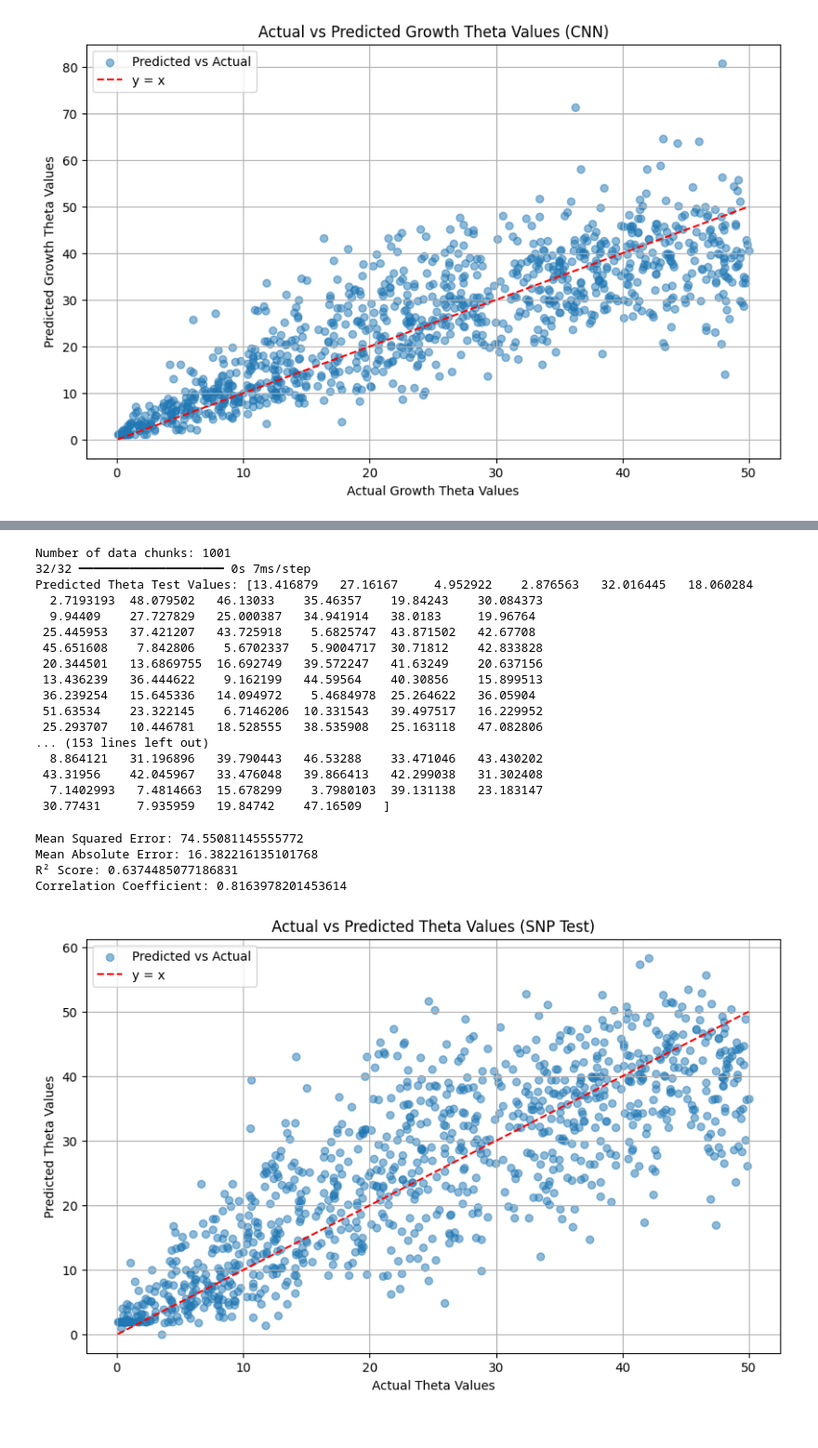
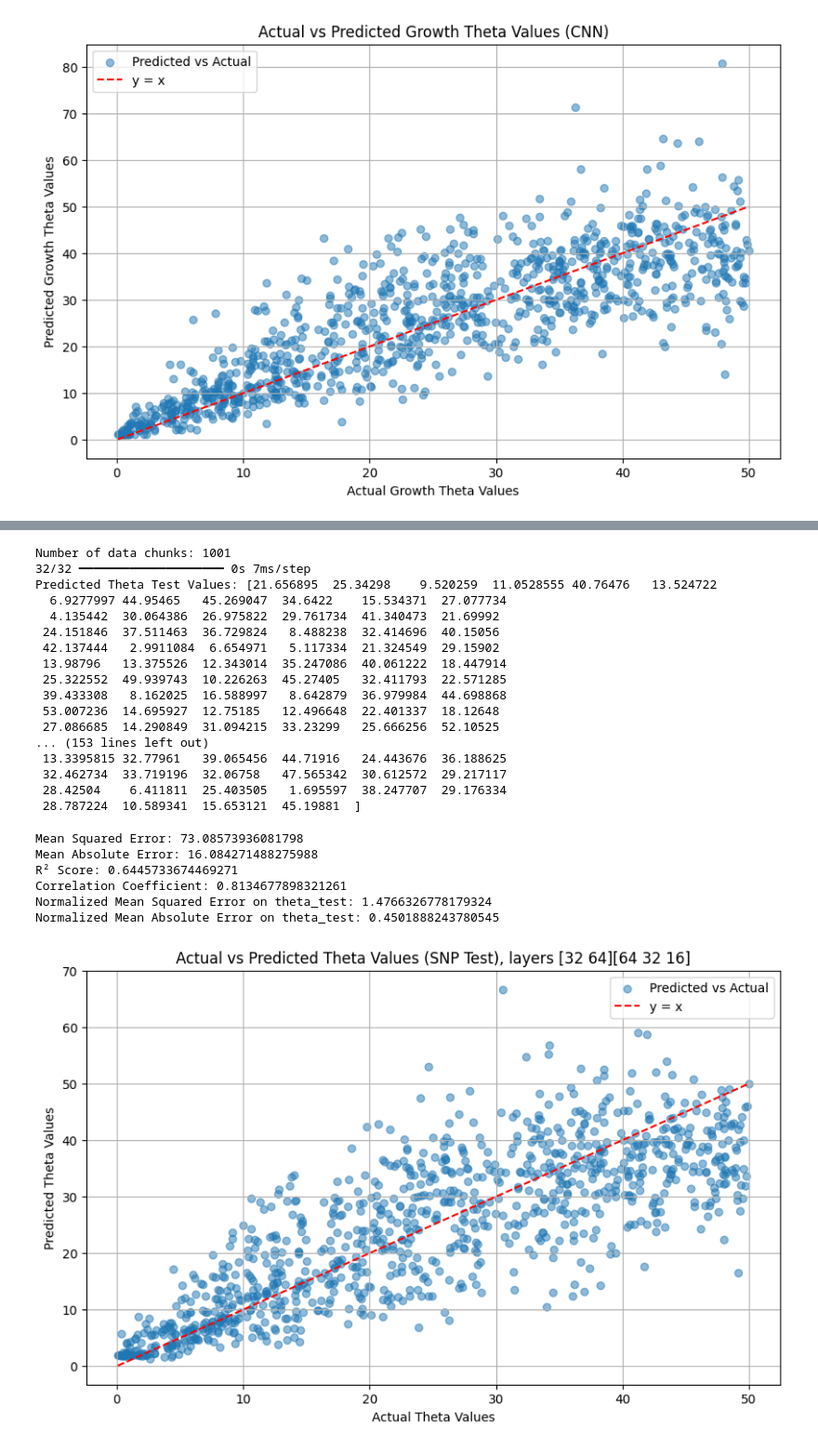
Before and after one commit to Daniel-Xkan/cse280aProject, a Jupyter notebook: train_snp.ipynb, the cells around one changed output, grey strips where cells are left out. Shown at 93% size. Cells and saved outputs as stored; diff of their text form; code cells hidden in the pictures.

```diff
--- a/train_snp.ipynb
+++ b/train_snp.ipynb
@@ -282,12 +282,14 @@ snp_train = np.array(snp_train_padded)
 scaler = StandardScaler()
 snp_train = scaler.fit_transform(snp_train.reshape(-1, snp_train.shape[-1])).reshape(snp_train.shape)
 
-# Build the CNN model
+# Build the improved CNN model based on the refined hyperparameters
 model = Sequential([
-    Conv1D(64, kernel_size=3, activation='relu', input_shape=(snp_train.shape[1], snp_train.shape[2])),
-    Conv1D(32, kernel_size=3, activation='relu'),
+    Conv1D(32, kernel_size=3, activation='relu', padding='same', input_shape=(snp_train.shape[1], snp_train.shape[2])),
+    Conv1D(64, kernel_size=3, activation='relu', padding='same'),
+    Conv1D(64, kernel_size=3, activation='relu', padding='same'),
+    Conv1D(32, kernel_size=3, activation='relu', padding='same'),
+    Conv1D(16, kernel_size=3, activation='relu', padding='same'),
     Flatten(),
-    Dense(128, activation='relu'),
     Dense(64, activation='relu'),
     Dense(1)
 ])
@@ -295,8 +297,8 @@ model = Sequential([
 # Compile the model
 model.compile(optimizer='adam', loss='mean_squared_error', metrics=['mae'])
 
-# Train the model
-history = model.fit(snp_train, theta_train, epochs=50, batch_size=32)
+# Train the model with dropout
+history = model.fit(snp_train, theta_train, epochs=50, batch_size=32, validation_split=0.2)
 
 # Evaluate the model on the training data
 train_loss, train_mae = model.evaluate(snp_train, theta_train)
@@ -363,21 +365,21 @@ print("Predicted Theta Test Values:", theta_test_pred.flatten())
 # %% [output]
 Number of data chunks: 1001
 32/32 ━━━━━━━━━━━━━━━━━━━━ 0s 7ms/step
-Predicted Theta Test Values: [13.416879   27.16167     4.952922    2.876563   32.016445   18.060284
-  2.7193193  48.079502   46.13033    35.46357    19.84243    30.084373
-  9.94409    27.727829   25.000387   34.941914   38.0183     19.96764
- 25.445953   37.421207   43.725918    5.6825747  43.871502   42.67708
- 45.651608    7.842806    5.6702337   5.9004717  30.71812    42.833828
- 20.344501   13.6869755  16.692749   39.572247   41.63249    20.637156
- 13.436239   36.444622    9.162199   44.59564    40.30856    15.899513
- 36.239254   15.645336   14.094972    5.4684978  25.264622   36.05904
- 51.63534    23.322145    6.7146206  10.331543   39.497517   16.229952
- 25.293707   10.446781   18.528555   38.535908   25.163118   47.082806
+Predicted Theta Test Values: [21.656895  25.34298    9.520259  11.0528555 40.76476   13.524722
+  6.9277997 44.95465   45.269047  34.6422    15.534371  27.077734
+  4.135442  30.064386  26.975822  29.761734  41.340473  21.69992
+ 24.151846  37.511463  36.729824   8.488238  32.414696  40.15056
+ 42.137444   2.9911084  6.654971   5.117334  21.324549  29.15902
+ 13.98796   13.375526  12.343014  35.247086  40.061222  18.447914
+ 25.322552  49.939743  10.226263  45.27405   32.411793  22.571285
+ 39.433308   8.162025  16.588997   8.642879  36.979984  44.698868
+ 53.007236  14.695927  12.75185   12.496648  22.401337  18.12648
+ 27.086685  14.290849  31.094215  33.23299   25.666256  52.10525
 ... (153 lines left out)
-  8.864121   31.196896   39.790443   46.53288    33.471046   43.430202
- 43.31956    42.045967   33.476048   39.866413   42.299038   31.302408
-  7.1402993   7.4814663  15.678299    3.7980103  39.131138   23.183147
- 30.77431     7.935959   19.84742    47.16509   ]
+ 13.3395815 32.77961   39.065456  44.71916   24.443676  36.188625
+ 32.462734  33.719196  32.06758   47.565342  30.612572  29.217117
+ 28.42504    6.411811  25.403505   1.695597  38.247707  29.176334
+ 28.787224  10.589341  15.653121  45.19881  ]
 # %%
 from sklearn.metrics import mean_squared_error, r2_score
 # Read the theta_test.txt file
@@ -399,20 +401,32 @@ print("Mean Squared Error:", mse_snp_test)
 print("Mean Absolute Error:", mae_snp_test)
 print("R² Score:", r2_score_snp_test)
 print("Correlation Coefficient:", correlation_snp_test)
+
+# Calculate the normalized Mean Squared Error (MSE) on the test set for SNP test
+normalized_mse_snp_test = np.mean(((theta_test - theta_test_pred.flatten())**2) / (theta_test**2))
+# Calculate the normalized Mean Absolute Error (MAE) on the test set for SNP test
+normalized_mae_snp_test = np.mean(np.abs((theta_test - theta_test_pred.flatten()) / theta_test))
+
+# Print the normalized MSE
+print(f"Normalized Mean Squared Error on theta_test: {normalized_mse_snp_test}")
+# Print the normalized MAE
+print(f"Normalized Mean Absolute Error on theta_test: {normalized_mae_snp_test}")
 # %% [output]
-Mean Squared Error: 74.55081145555772
-Mean Absolute Error: 16.382216135101768
-R² Score: 0.6374485077186831
-Correlation Coefficient: 0.8163978201453614
+Mean Squared Error: 73.08573936081798
+Mean Absolute Error: 16.084271488275988
+R² Score: 0.6445733674469271
+Correlation Coefficient: 0.8134677898321261
+Normalized Mean Squared Error on theta_test: 1.4766326778179324
+Normalized Mean Absolute Error on theta_test: 0.4501888243780545
 # %%
 plt.figure(figsize=(10, 6))
 plt.scatter(theta_test, theta_test_pred, alpha=0.5, label='Predicted vs Actual')
 plt.plot([min(theta_test), max(theta_test)], [min(theta_test), max(theta_test)], color='red', linestyle='--', label='y = x')
-plt.title('Actual vs Predicted Theta Values (SNP Test)')
+plt.title('Actual vs Predicted Theta Values (SNP Test), layers [32 64][64 32 16]')
 plt.xlabel('Actual Theta Values')
 plt.ylabel('Predicted Theta Values')
 plt.legend()
 plt.grid(True)
 plt.show()
 # %% [output]
-[figure, old version]
+[figure, new version]
```
Also changed, not shown: parts of 1 cell of this notebook.
